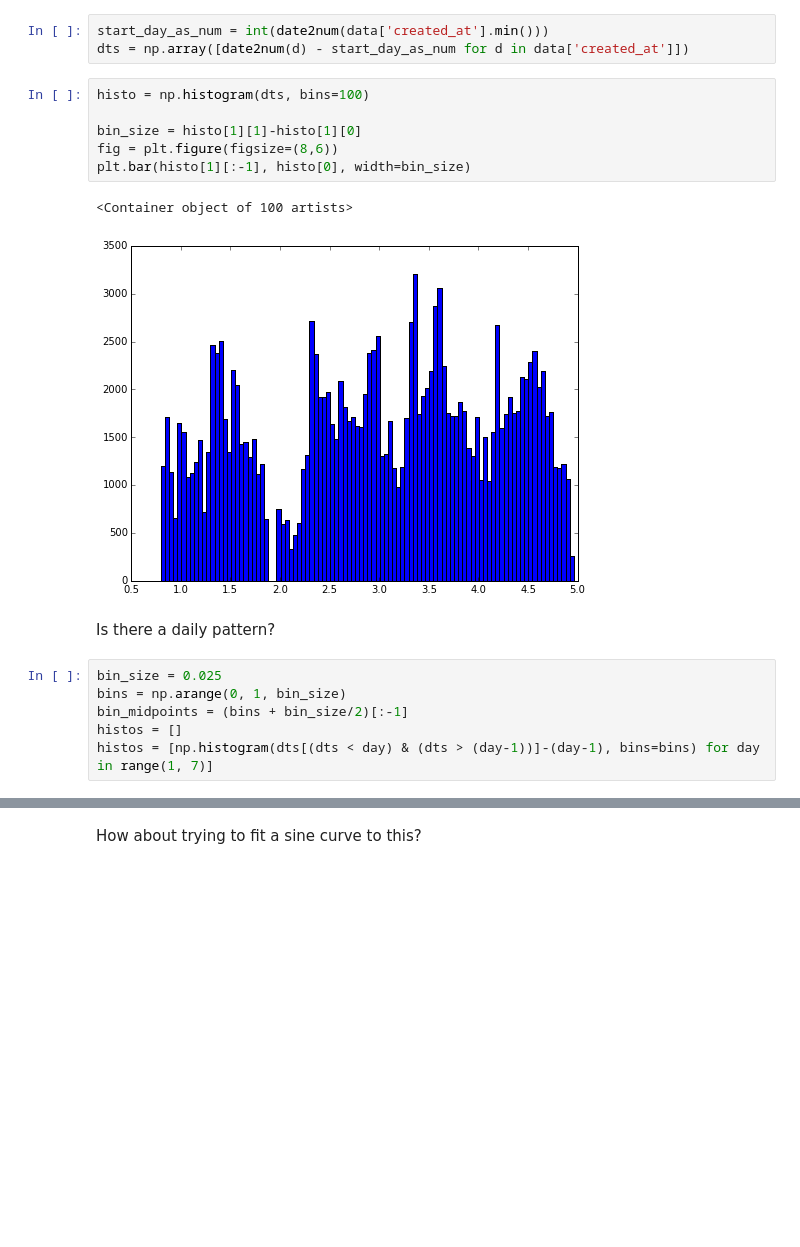
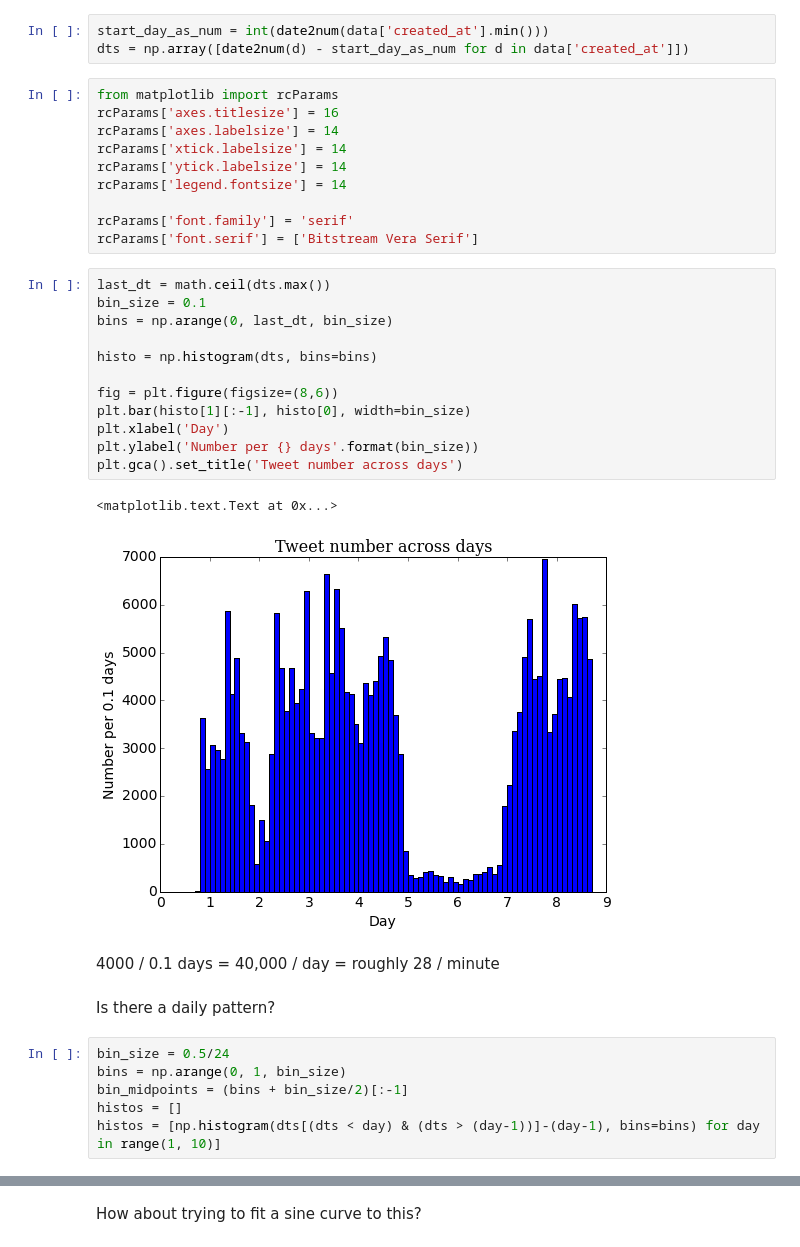
Before and after one commit to simw/twitter-tagger, a Jupyter notebook: Currency Tweet Explorer.ipynb, the cells around one changed output, grey strips where cells are left out. Drawn from its saved outputs; the diff is of its cells as text; blank space fills up the shorter version.

```diff
--- a/Currency Tweet Explorer.ipynb
+++ b/Currency Tweet Explorer.ipynb
@@ -114,20 +128,38 @@ from matplotlib.dates import date2num, num2date
 # %%
 start_day_as_num = int(date2num(data['created_at'].min()))
 dts = np.array([date2num(d) - start_day_as_num for d in data['created_at']])
+# %%
+from matplotlib import rcParams
+rcParams['axes.titlesize'] = 16
+rcParams['axes.labelsize'] = 14
+rcParams['xtick.labelsize'] = 14
+rcParams['ytick.labelsize'] = 14
+rcParams['legend.fontsize'] = 14
+
+rcParams['font.family'] = 'serif'
+rcParams['font.serif'] = ['Bitstream Vera Serif']
 # %%
-histo = np.histogram(dts, bins=100)
+last_dt = math.ceil(dts.max())
+bin_size = 0.1
+bins = np.arange(0, last_dt, bin_size)
 
-bin_size = histo[1][1]-histo[1][0]
+histo = np.histogram(dts, bins=bins)
+
 fig = plt.figure(figsize=(8,6))
 plt.bar(histo[1][:-1], histo[0], width=bin_size)
+plt.xlabel('Day')
+plt.ylabel('Number per {} days'.format(bin_size))
+plt.gca().set_title('Tweet number across days')
 # %% [output]
-<Container object of 100 artists>
+<matplotlib.text.Text at 0x...>
-[figure, old version]
+[figure, new version]
+# %% [markdown]
+4000 / 0.1 days = 40,000 / day = roughly 28 / minute
 # %% [markdown]
 Is there a daily pattern?
 # %%
-bin_size = 0.025
+bin_size = 0.5/24
 bins = np.arange(0, 1, bin_size)
 bin_midpoints = (bins + bin_size/2)[:-1]
 histos = []
-histos = [np.histogram(dts[(dts < day) & (dts > (day-1))]-(day-1), bins=bins) for day in range(1, 7)]
+histos = [np.histogram(dts[(dts < day) & (dts > (day-1))]-(day-1), bins=bins) for day in range(1, 10)]
```
Also changed, not shown: parts of 32 cells of this notebook, 7 other files.
